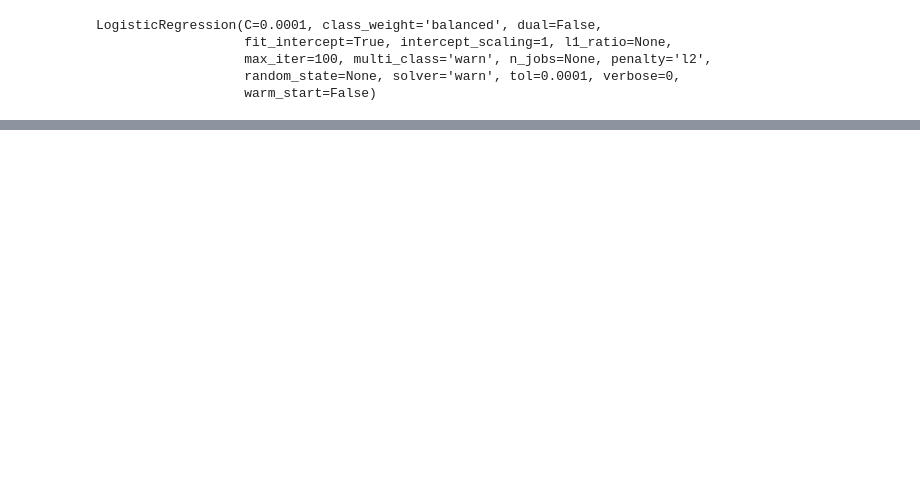
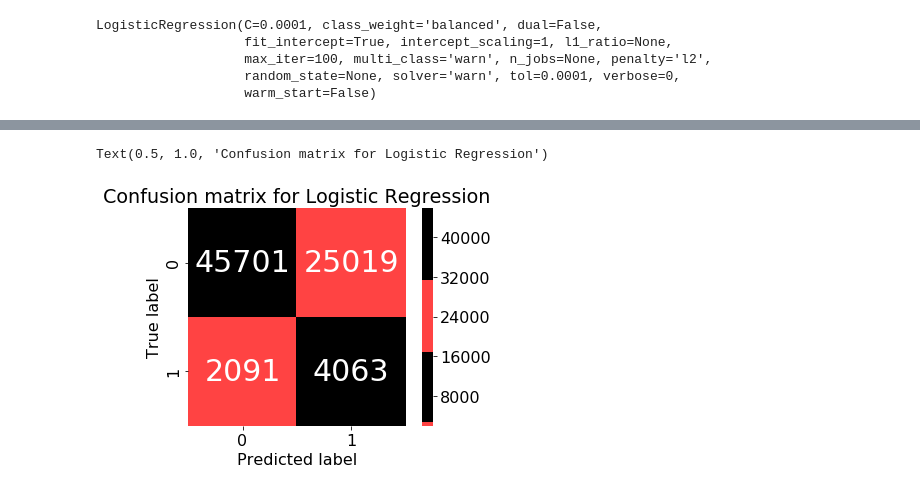
Before and after one commit to 6esche/HomeCredit, a Jupyter notebook: Logistic.ipynb, the cells around one changed output, grey strips where cells are left out. Drawn from its saved outputs; the diff is of its cells as text; code cells hidden in the pictures; blank space fills up the shorter version.

```diff
--- a/Logistic.ipynb
+++ b/Logistic.ipynb
@@ -84,0 +84,16 @@ weighted avg       0.89      0.65      0.73     76878
+# %%
+plt.rc('xtick', labelsize=16)
+plt.rc('ytick', labelsize=16)
+plt.rc('font', size=16)
+
+colors = ['k', '#FF4343']
+colors_r = ['#FF4343', 'k', '#FF4343', 'k']
+
+plt.figure()
+sns.heatmap(confusion_matrix(y_test, y_pred_log), annot=True, annot_kws={"size":30}, cmap=colors_r, center=17100, square=True, fmt='.0f')
+plt.ylabel('True label')
+plt.xlabel('Predicted label')
+plt.title('Confusion matrix for Logistic Regression')
+# %% [output]
+Text(0.5, 1.0, 'Confusion matrix for Logistic Regression')
+[figure, added]
```
Also changed, not shown: parts of 6 cells of this notebook.
